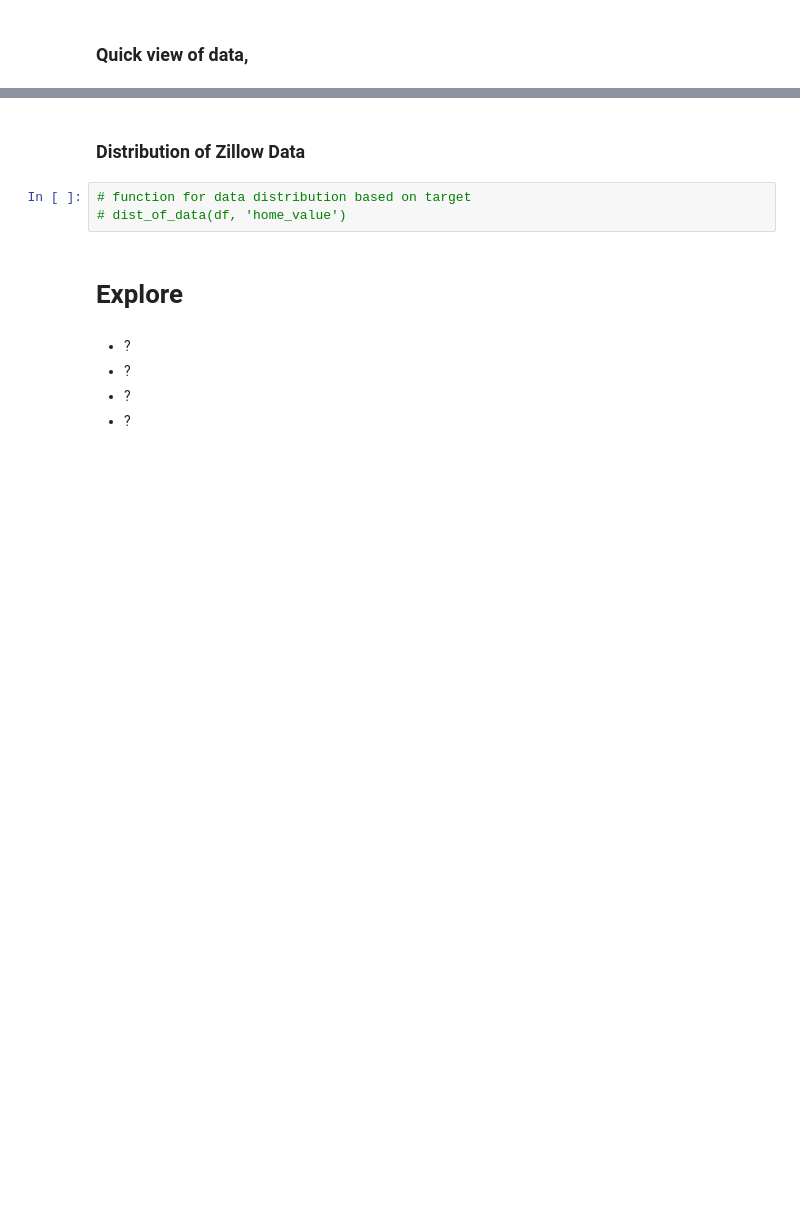
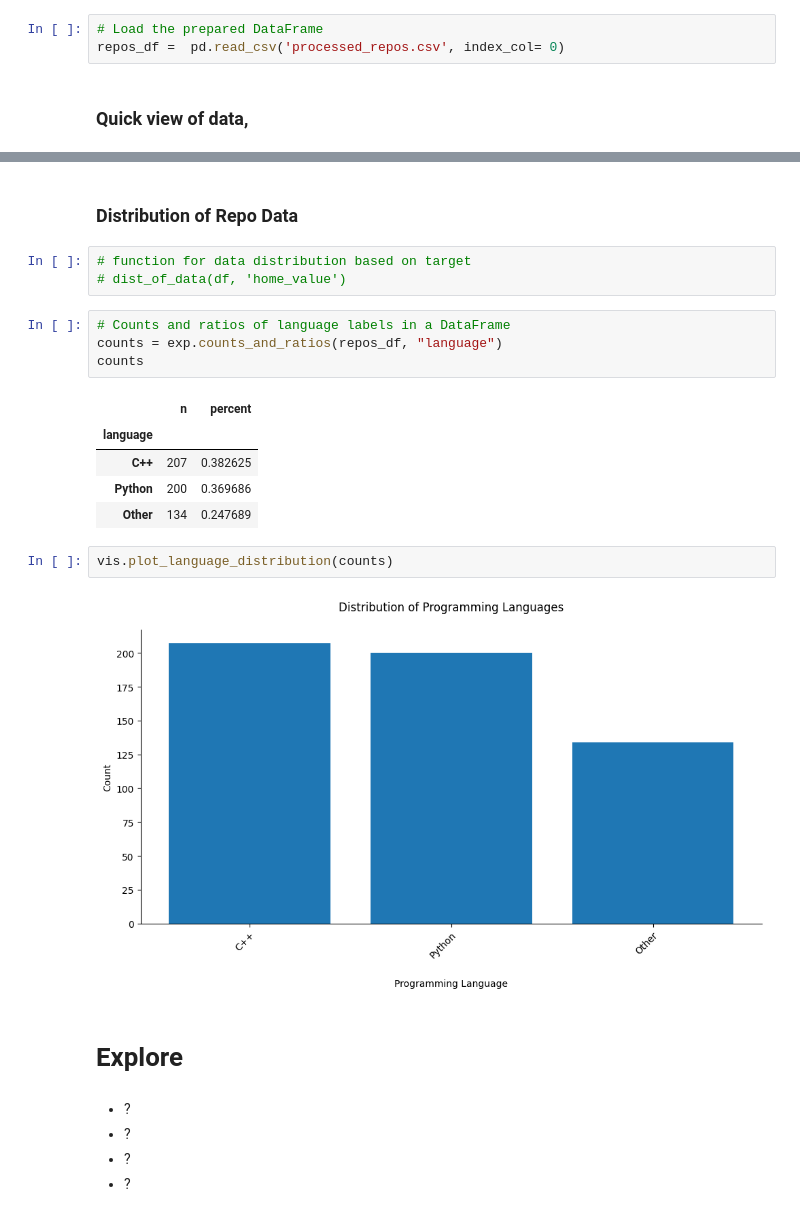
Before and after one commit to Marc-Aradillas/github_nlp_project, a Jupyter notebook: final_notebook.ipynb, the cells around one changed output, grey strips where cells are left out. Cells and saved outputs as stored; diff of their text form; blank space fills up the shorter version.

```diff
--- a/final_notebook.ipynb
+++ b/final_notebook.ipynb
@@ -60,3 +64,6 @@
+# %%
+# Load the prepared DataFrame
+repos_df =  pd.read_csv('processed_repos.csv', index_col= 0)
 # %% [markdown]
 ### Quick view of data,
 # %%
@@ -65,8 +79,22 @@
 # %% [markdown]
-### Distribution of Zillow Data
+### Distribution of Repo Data
 # %%
 # function for data distribution based on target
 # dist_of_data(df, 'home_value')
+# %%
+# Counts and ratios of language labels in a DataFrame
+counts = exp.counts_and_ratios(repos_df, "language")
+counts
+# %% [output]
+|  | n | percent |
+| language |  |  |
+| C++ | 207 | 0.382625 |
+| Python | 200 | 0.369686 |
+| Other | 134 | 0.247689 |
+# %%
+vis.plot_language_distribution(counts)
+# %% [output]
+[figure, added]
 # %% [markdown]
 # Explore
 # %% [markdown]
```
Also changed, not shown: parts of 3 cells of this notebook, 4 other files.
